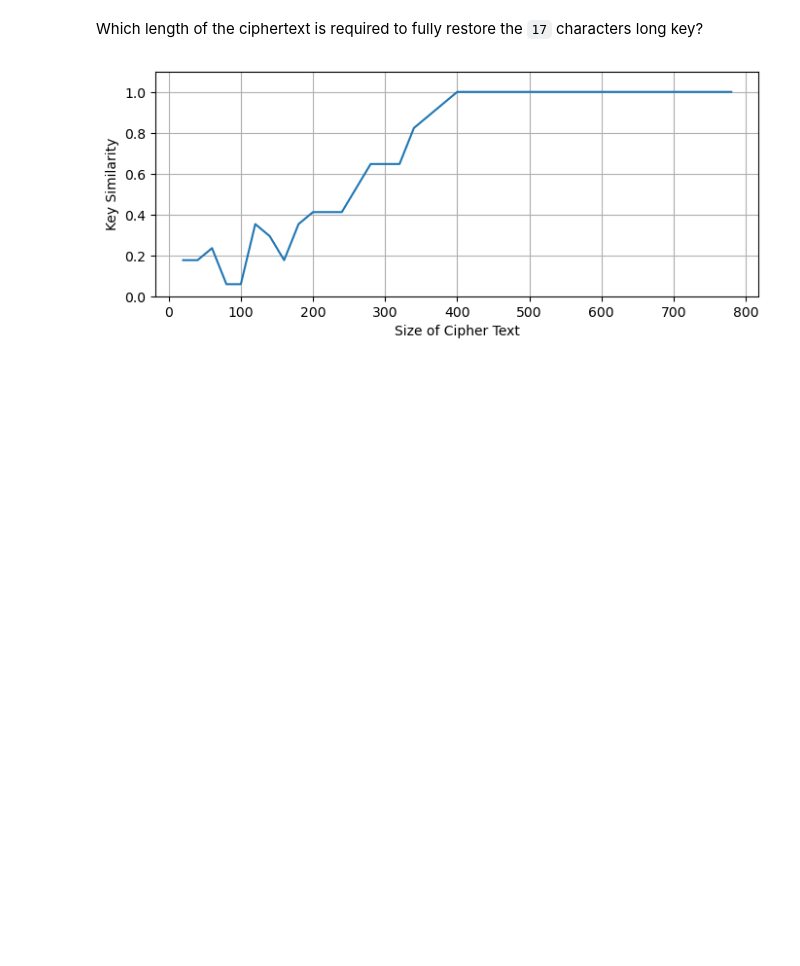
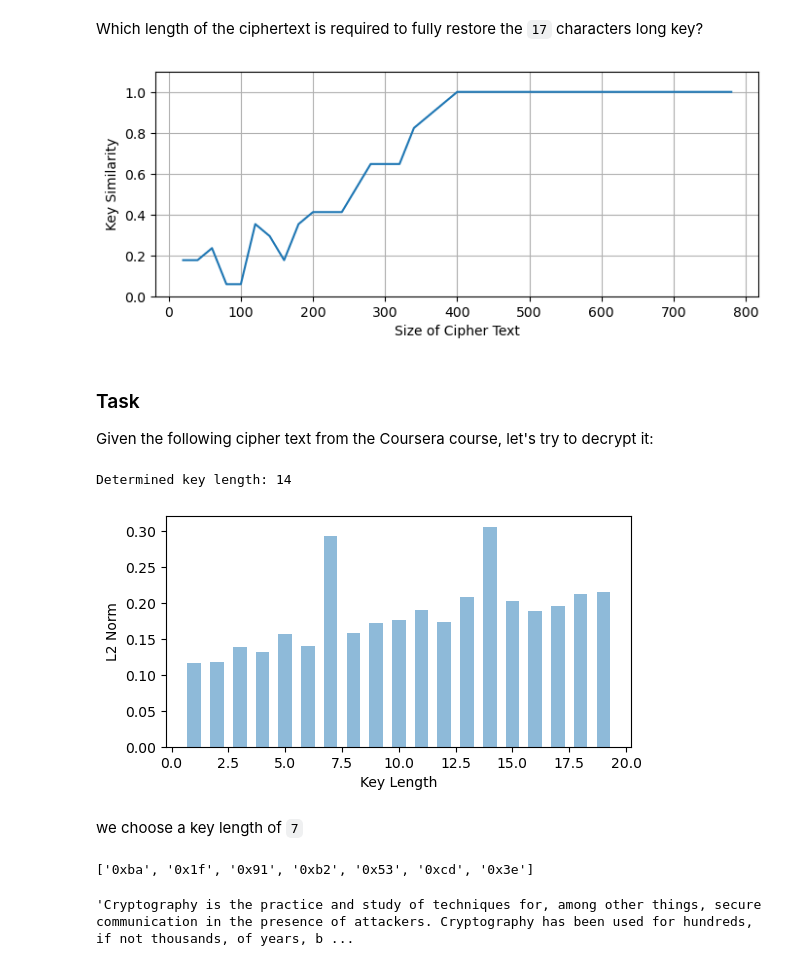
Before and after one commit to thomd/notes-on-cryptography, a Jupyter notebook: private-key-encryption.ipynb, the cells around one changed output. Drawn from its saved outputs; the diff is of its cells as text; code cells hidden in the pictures; blank space fills up the shorter version.

Commit message:
task

```diff
--- a/private-key-encryption.ipynb
+++ b/private-key-encryption.ipynb
@@ -326,13 +362,0 @@ $$
-# %%
-import math
-
-L2norms = []
-for n in range(1, 40):
-    counter = Counter([c for c in ciphertext[::n]])
-    L2norm = math.sqrt(sum([(counter[c] / counter.total()) ** 2 for c in counter]))
-    L2norms.append((L2norm, n))
-
-plt.subplots(figsize=(10, 3))
-plt.xlabel('Key Length')
-plt.ylabel('L2 Norm')
-plt.bar([n for _, n in L2norms], [p for p, _ in L2norms], width=0.6, alpha=0.5);
@@ -419,4 +415,8 @@ plt.ylabel('Key Similarity')
 plt.plot(ciphertext_size, similarity);
 # %% [output]
 [figure]
+# %% [markdown]
+### Task
+
+Given the following cipher text from the Coursera course, let's try to decrypt it:
 # %%
@@ -425,3 +434,26 @@ chiphertext = [chiphertext[i:i+2] for i in range(0, len(chiphertext), 2)]
 # %%
 attack = VariantVigenereCipherAttack()
-attack.restore_key(14, ciphertext)
+determined_key_length, L2norms = attack.determine_key_length(ciphertext, max_key_length=20)
+
+print(f'Determined key length: {determined_key_length}')
+# %% [output]
+Determined key length: 14
+# %%
+plt.subplots(figsize=(6, 3))
+plt.xlabel('Key Length')
+plt.ylabel('L2 Norm')
+plt.bar([n for _, n in L2norms], [p for p, _ in L2norms], width=0.6, alpha=0.5);
+# %% [output]
+[figure, added]
+# %% [markdown]
+we choose a key length of `7`
+# %%
+key = [hex(ord(c)) for c in attack.restore_key(7, ciphertext)]
+key
+# %% [output]
+['0xba', '0x1f', '0x91', '0xb2', '0x53', '0xcd', '0x3e']
+# %%
+cipher = VariantVigenereCipher(key)
+cipher.dec(ciphertext)
+# %% [output]
+'Cryptography is the practice and study of techniques for, among other things, secure communication in the presence of attackers. Cryptography has been used for hundreds, if not thousands, of years, b ...
```
Also changed, not shown: parts of 14 cells of this notebook.
